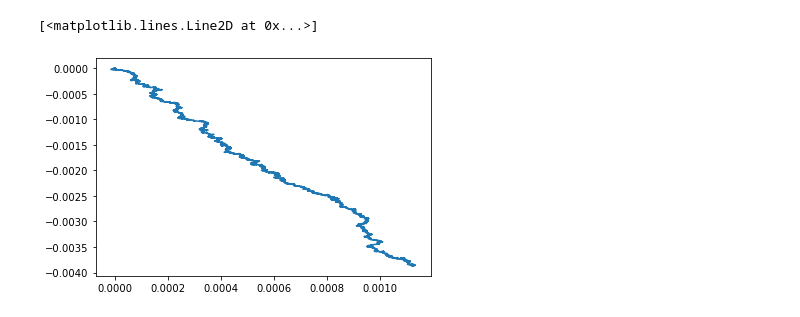
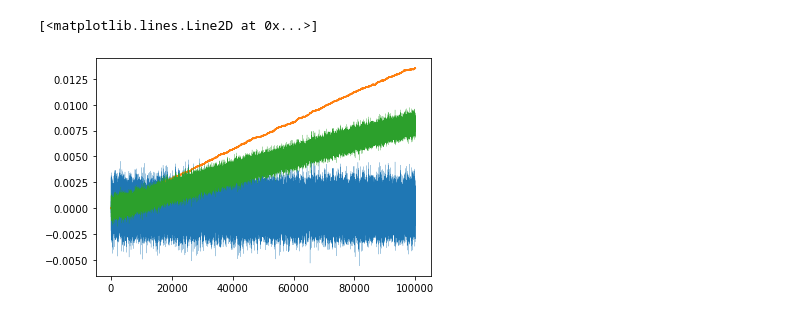
Before and after one commit to anway0904/coding_space, a Jupyter notebook: python/sensor_fusion/complementary_filter.ipynb, the cells around one changed output. Saved outputs shown, nothing was run; the diff lists cells and outputs as text; code cells hidden in the pictures.

```diff
--- a/python/sensor_fusion/complementary_filter.ipynb
+++ b/python/sensor_fusion/complementary_filter.ipynb
@@ -40,10 +40,10 @@ gyro = Gyroscope()
 initial_orientation = [0, 0, 0] # RPY
 
 acc_estimate = []
-for _ in range(10000):
+for _ in range(100000):
     acc_measurement = acc.get_measurement()
-    roll = np.arccos(acc_measurement[1]/np.linalg.norm(acc_measurement))
-    pitch = np.arccos(acc_measurement[0]/np.linalg.norm(acc_measurement))
+    roll = np.arccos(acc_measurement[1]/np.linalg.norm(acc_measurement)) - np.pi/2
+    pitch = np.arccos(acc_measurement[0]/np.linalg.norm(acc_measurement)) - np.pi/2
 
     acc_estimate.append(np.array([roll, pitch]))
 
@@ -53,16 +53,19 @@ acc_estimate = np.array(acc_estimate)
 gyro_estimate = []
 dt = 1/400
 roll = pitch = 0
-for _ in range(10000):
+for _ in range(100000):
     gyro_measurement = gyro.get_measurement()
     roll  += gyro_measurement[0]*dt
     pitch += gyro_measurement[1]*dt
-
     gyro_estimate.append(np.array([roll, pitch]))
 
 gyro_estimate = np.array(gyro_estimate)
-# %%
-plt.plot(gyro_estimate[:,0], gyro_estimate[:,1])
-# %% [output]
-[<matplotlib.lines.Line2D at 0x...>]
-[figure, removed]
+# %%
+alpha = 0.6
+filtered_estimate = alpha*gyro_estimate + (1-alpha)*acc_estimate
+plt.plot(acc_estimate[:,0], linewidth = 0.2)
+plt.plot(gyro_estimate[:,0])
+plt.plot(filtered_estimate[:,0], linewidth = 0.2)
+# %% [output]
+[<matplotlib.lines.Line2D at 0x...>]
+[figure, added]
```
Also changed, not shown: parts of 1 cell of this notebook, 1 other file.
